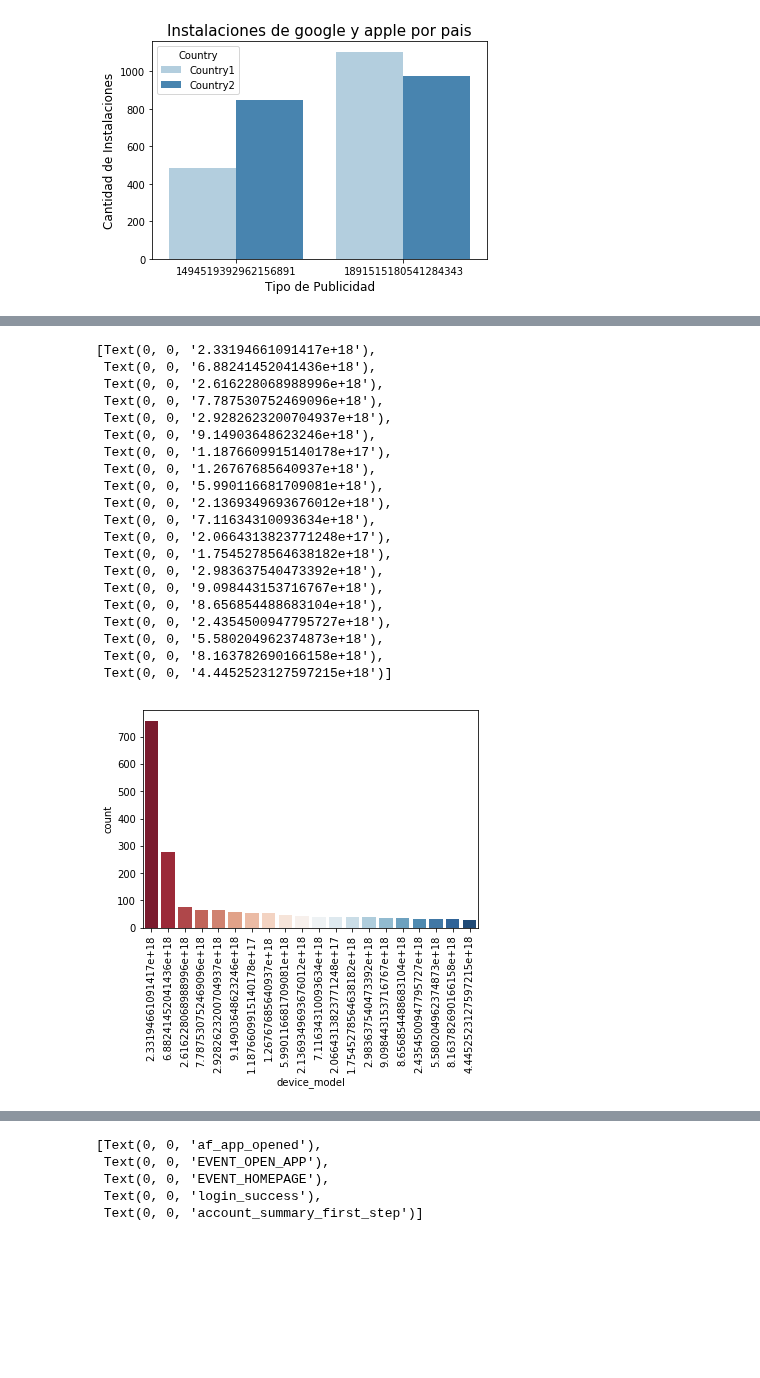
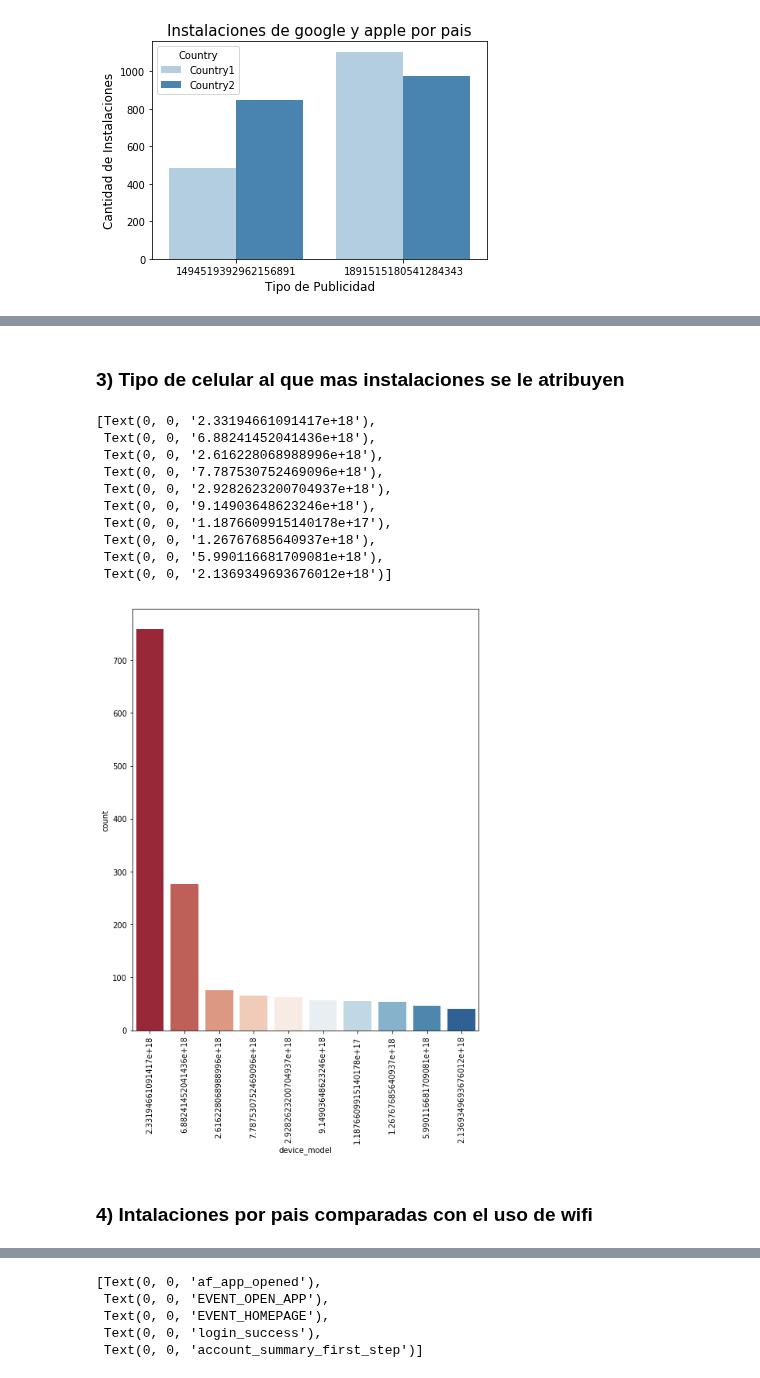
Before and after one commit to Elianagam/orgaDatosTp1, a Jupyter notebook: prueba_installs2.ipynb, the cells around one changed output, grey strips where cells are left out. Drawn from its saved outputs; the diff is of its cells as text; code cells hidden in the pictures; blank space fills up the shorter version.

```diff
--- a/prueba_installs2.ipynb
+++ b/prueba_installs2.ipynb
@@ -6,13 +7,8 @@ import matplotlib.pyplot as plt
 # %%
-dtypes_dict = {'created':'str', 'application_id': 'category', 'ref_type': 'category', 'device_brand': np.float32, \
-                'device_countrycode': 'category', 'device_languaje': 'category'}
+dtypes_dict = {'created':'str',  'ref_type': 'category', 'device_brand': np.float32, \
+                'device_countrycode': 'category', 'device_language': 'category'}
 
-installs = pd.read_csv('data/train_installs.csv.gzip', dtype=dtypes_dict)
+installs = pd.read_csv('data/train_installs.csv.gzip', dtype=dtypes_dict, parse_dates=['created'])
 installs.drop('click_hash', axis=1, inplace=True) # Elimino esta columna por tener todos Nan
 #installs.drop('trans_id', axis=1, inplace=True) #solo 6 columnas con datos y no son revelantes
 installs['created'] = pd.to_datetime(installs['created'], format='%Y-%m-%d %H:%M:%S')
-# %%
-# session_user_agent hay valores que solo tienen 1 frecuencia pero son similares, los agrupo
-# para poder trabajar mejor con esos datos
-installs.loc[installs['session_user_agent'].str[:7] == 'Mozilla', 'session_user_agent'] = 'Mozilla 5.0'
-installs['session_user_agent'] = installs['session_user_agent'].astype('category')
@@ -109,11 +200,3 @@ plt.legend(title='Country', loc='upper left', labels=['Country1', 'Country2'])
 # %% [output]
 <matplotlib.legend.Legend at 0x...>
 [figure]
-# %%
-# Todos los valores son de marzo 2019 de las semanas 10 y 11
-installs['day'] = pd.DatetimeIndex(installs['created']).day;
-installs['weekday'] = pd.DatetimeIndex(installs['created']).weekday;
-installs['hour'] = pd.DatetimeIndex(installs['created']).hour;
-
-# weekdays = {0: 'Monday', 1: 'Tuesday', 2: 'Wednesday', 3: 'Thursday', 4: 'Friday', 5: 'Saturday', 6: 'Sunday'}
-# installs['weekday'].replace(weekdays, inplace=True)
@@ -130,27 +219,23 @@ Text(51.0, 0.5, 'Hora')
+# %% [markdown]
+### **3) Tipo de celular al que mas instalaciones se le atribuyen**
 # %%
-group = sns.countplot(x='device_model', data=installs, palette='RdBu', order=installs['device_model'].value_counts().iloc[:20].index)
+plt.figure(figsize=(8, 10))
+group = sns.countplot(x='device_model', data=installs, palette='RdBu',\
+                      order=installs['device_model'].value_counts().iloc[:10].index)
 group.set_xticklabels(group.get_xticklabels(), rotation=90)
 # %% [output]
 [Text(0, 0, '2.33194661091417e+18'),
  Text(0, 0, '6.88241452041436e+18'),
  Text(0, 0, '2.616228068988996e+18'),
  Text(0, 0, '7.787530752469096e+18'),
  Text(0, 0, '2.9282623200704937e+18'),
  Text(0, 0, '9.14903648623246e+18'),
  Text(0, 0, '1.1876609915140178e+17'),
  Text(0, 0, '1.26767685640937e+18'),
  Text(0, 0, '5.990116681709081e+18'),
- Text(0, 0, '2.1369349693676012e+18'),
- Text(0, 0, '7.11634310093634e+18'),
- Text(0, 0, '2.0664313823771248e+17'),
- Text(0, 0, '1.7545278564638182e+18'),
- Text(0, 0, '2.983637540473392e+18'),
- Text(0, 0, '9.098443153716767e+18'),
- Text(0, 0, '8.656854488683104e+18'),
- Text(0, 0, '2.4354500947795727e+18'),
- Text(0, 0, '5.580204962374873e+18'),
- Text(0, 0, '8.163782690166158e+18'),
- Text(0, 0, '4.4452523127597215e+18')]
+ Text(0, 0, '2.1369349693676012e+18')]
-[figure, old version]
+[figure, new version]
+# %% [markdown]
+### **4) Intalaciones por pais comparadas con el uso de wifi**
 # %%
 # hay mayor cantidad de instalaciones con wifi
```
Also changed, not shown: parts of 31 cells of this notebook.
